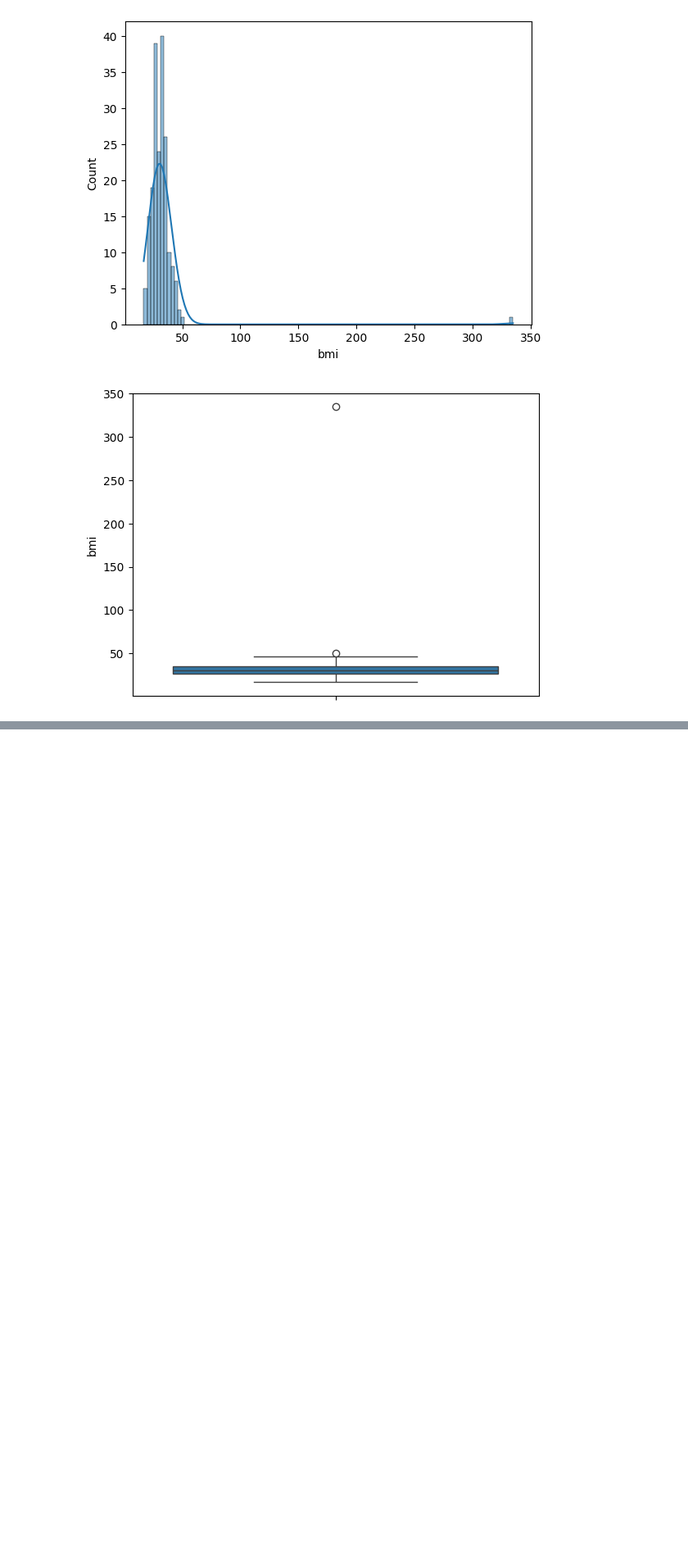
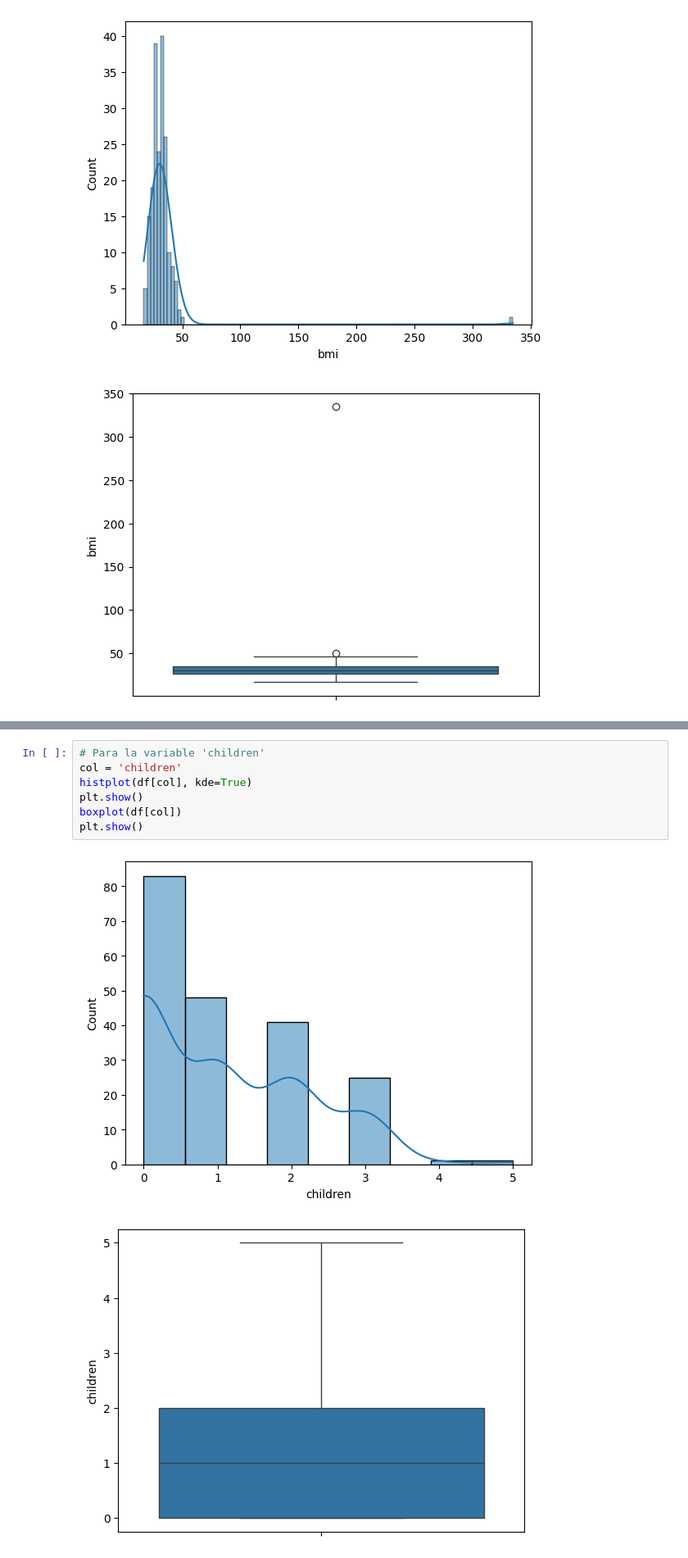
Before and after one commit to m0xn/ensurance-lr, a Jupyter notebook: actividades/proyecto-final.ipynb, the cells around one changed output, grey strips where cells are left out. Shown: that part at 82% size. Cells and saved outputs as stored; diff of their text form; blank space fills up the shorter version.

```diff
--- a/actividades/proyecto-final.ipynb
+++ b/actividades/proyecto-final.ipynb
@@ -97,0 +98,10 @@ Para la variable **'bmi'**, la presencia de **outliers** es claramente notable.
+# %%
+# Para la variable 'children'
+col = 'children'
+histplot(df[col], kde=True)
+plt.show()
+boxplot(df[col])
+plt.show()
+# %% [output]
+[figure, added]
+[figure, added]
```
Also changed, not shown: parts of 12 cells of this notebook.
